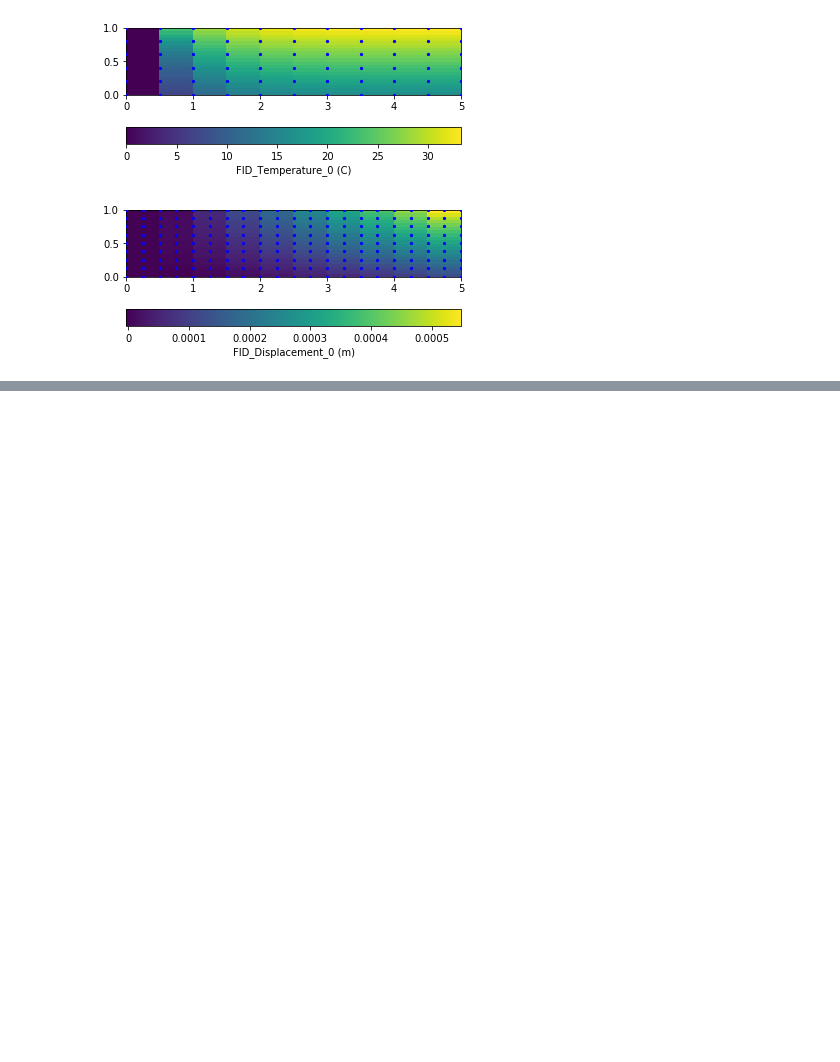
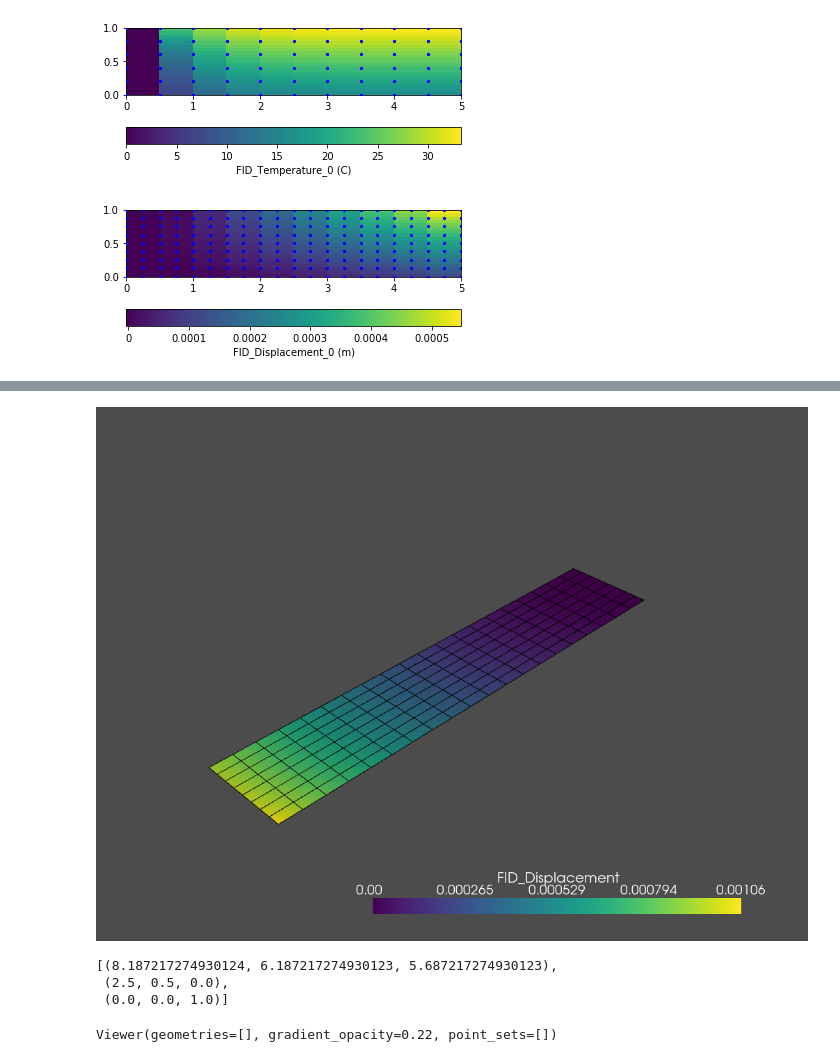
Before and after one commit to mupif/jupyter-demos, a Jupyter notebook: 202103-intro/thermomechanical_workflow.ipynb, the cells around one changed output, grey strips where cells are left out. Drawn from its saved outputs; the diff is of its cells as text; code cells hidden in the pictures; blank space fills up the shorter version.

```diff
--- a/202103-intro/thermomechanical_workflow.ipynb
+++ b/202103-intro/thermomechanical_workflow.ipynb
@@ -87,0 +99,15 @@ f.plot2D()
+# %%
+p=pv.Plotter()
+p.add_mesh(m2,show_edges=True)
+p.show()
+# %% [output]
+[figure, added]
+[(8.187217274930124, 6.187217274930123, 5.687217274930123),
+ (2.5, 0.5, 0.0),
+ (0.0, 0.0, 1.0)]
+# %%
+# https://github.com/InsightSoftwareConsortium/itkwidgets#installation
+import itkwidgets
+itkwidgets.view(m2)
+# %% [output]
+Viewer(geometries=[], gradient_opacity=0.22, point_sets=[])
```
Also changed, not shown: parts of 2 cells of this notebook, 1 other file.
